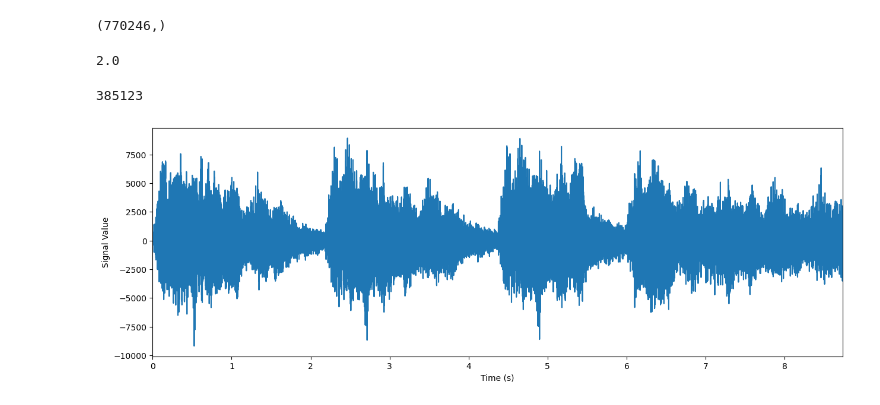
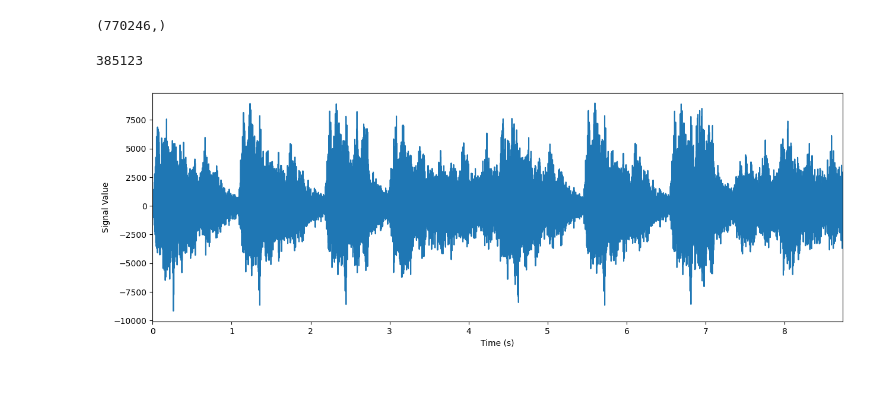
Before and after one commit to helsaint/DSP, a Jupyter notebook: Chapter 1 Sounds and Signals.ipynb, the cells around one changed output. Saved outputs shown, nothing was run; the diff lists cells and outputs as text; code cells hidden in the pictures.

Commit message:
Reconstruct wave from integer array

```diff
--- a/Chapter 1 Sounds and Signals.ipynb
+++ b/Chapter 1 Sounds and Signals.ipynb
@@ -407,25 +410,21 @@ signal_array = np.frombuffer(signal_wave, dtype=np.int16)
 signal_array.shape
 # %% [output]
 (770246,)
-# %%
-signal_array.shape[0]/n_samples
-# %% [output]
-2.0
 # %%
-left_signal_array = signal_array[0:n_samples]
-len(left_signal_array)
+first_channel = signal_array[::2]
+len(first_channel)
 # %% [output]
 385123
 # %%
 times = np.linspace(0, t_audio, num=n_samples)
 # %%
 plt.figure(figsize=(15, 5))
-plt.plot(times, left_signal_array)
+plt.plot(times, first_channel)
 plt.ylabel('Signal Value')
 plt.xlabel('Time (s)')
 plt.xlim(0, t_audio)
 plt.show()
 # %% [output]
-[figure, old version]
+[figure, new version]
 # %%
 trumpet_wave.close()
```
Also changed, not shown: parts of 15 cells of this notebook, 2 other files.
